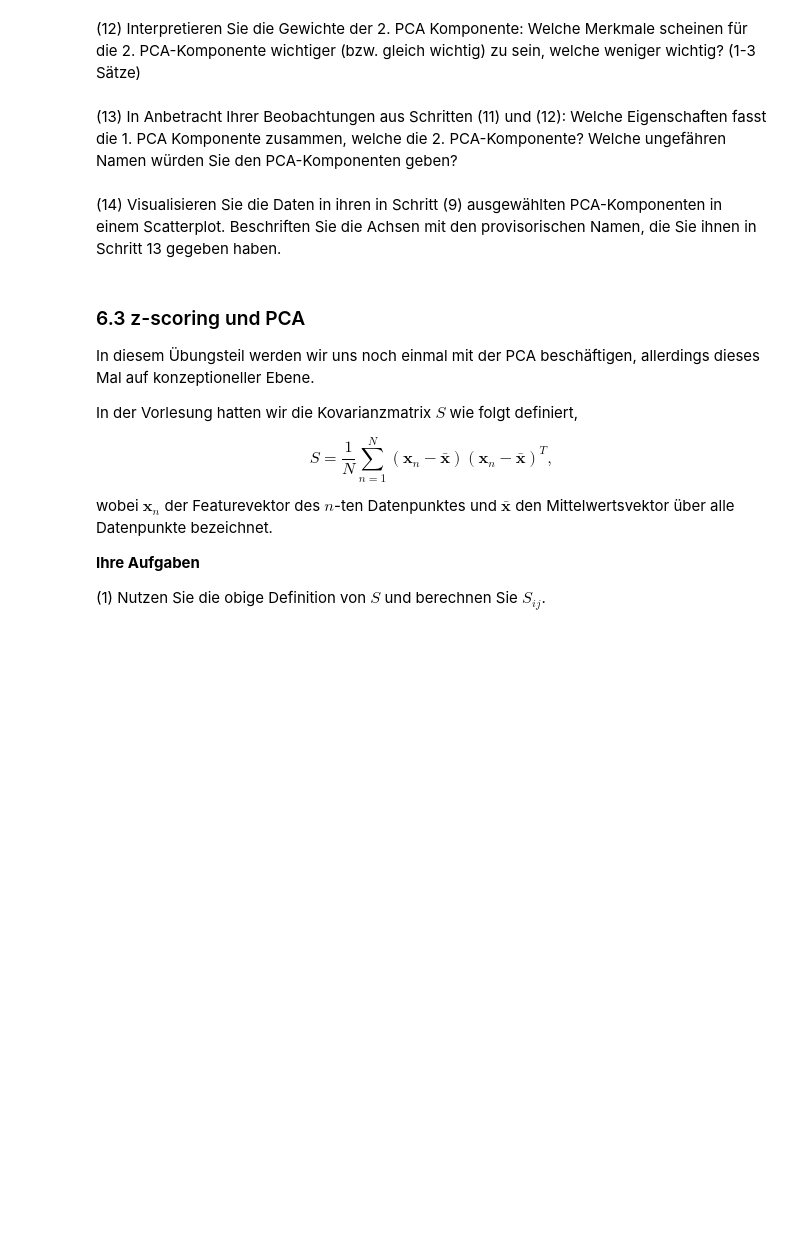
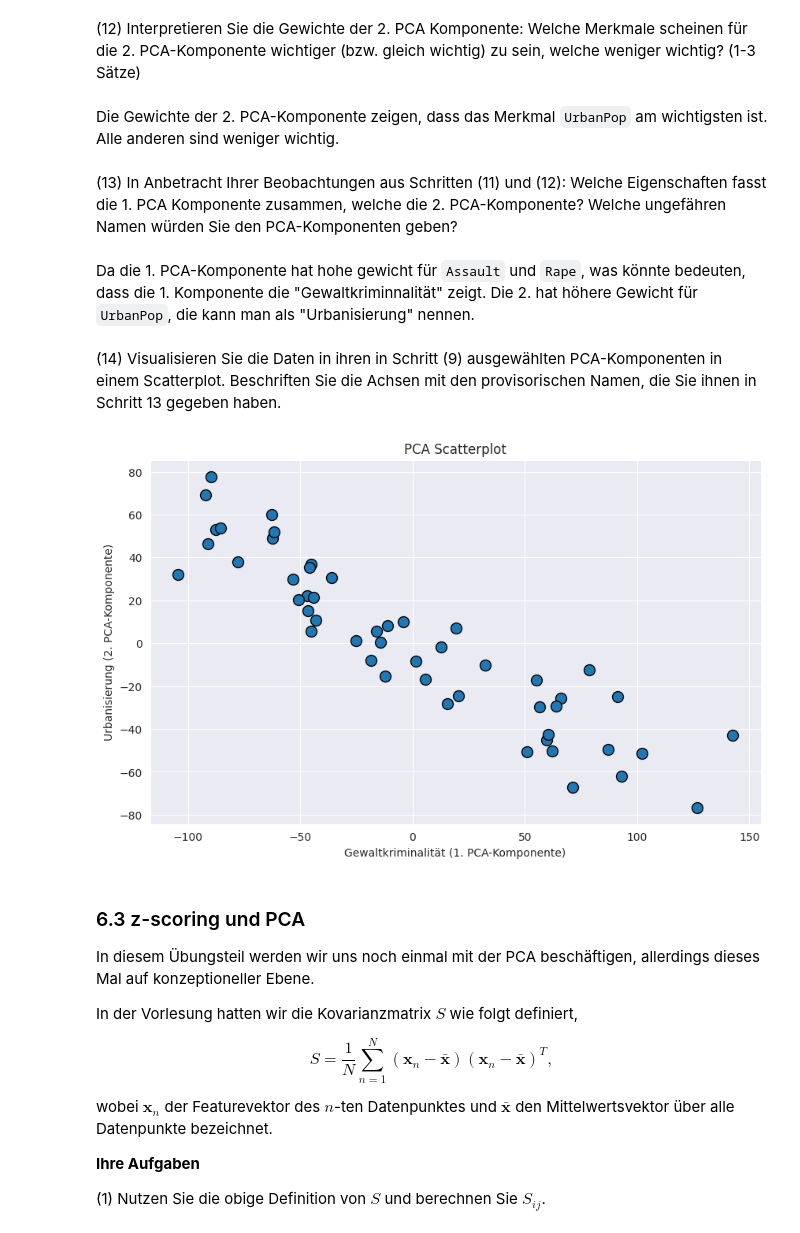
Before and after one commit to cortex359/ds.ss24, a Jupyter notebook: 06/TSRI-6.ipynb, the cells around one changed output. Drawn from its saved outputs; the diff is of its cells as text; code cells hidden in the pictures; blank space fills up the shorter version.

```diff
--- a/06/TSRI-6.ipynb
+++ b/06/TSRI-6.ipynb
@@ -324,9 +421,32 @@ In dieser Übung werden wir einen klassischen Datensatz untersuchen, der aus den
 # %% [markdown]
 (12) Interpretieren Sie die Gewichte der 2. PCA Komponente: Welche Merkmale scheinen für die 2. PCA-Komponente wichtiger (bzw. gleich wichtig) zu sein, welche weniger wichtig? (1-3 Sätze)
+# %% [markdown]
+Die Gewichte der 2. PCA-Komponente zeigen, dass das Merkmal `UrbanPop` am wichtigsten ist. Alle anderen sind weniger wichtig.
 # %% [markdown]
 (13) In Anbetracht Ihrer Beobachtungen aus Schritten (11) und (12): Welche Eigenschaften fasst die 1. PCA Komponente zusammen, welche die 2. PCA-Komponente? Welche ungefähren Namen würden Sie den PCA-Komponenten geben?
+# %% [markdown]
+Da die 1. PCA-Komponente hat hohe gewicht für `Assault` und `Rape`, was könnte bedeuten, dass die 1. Komponente die "Gewaltkriminnalität" zeigt. Die 2. hat höhere Gewicht für `UrbanPop`, die kann man als "Urbanisierung" nennen.
 # %% [markdown]
 (14) Visualisieren Sie die Daten in ihren in Schritt (9) ausgewählten PCA-Komponenten in einem Scatterplot. Beschriften Sie die Achsen mit den provisorischen Namen, die Sie ihnen in Schritt 13 gegeben haben.
+# %%
+mean_vector = np.mean(usa_arrests, axis=0)
+centered_data = usa_arrests - mean_vector
+
+pca_components = eig_vecs[:2]
+
+# Daten auf die Hauptkomponenten projizieren
+coeffs = np.dot(centered_data, pca_components.transpose())
+
+# Visualisierung der projizierten Daten
+plt.figure(figsize=(10, 6))
+plt.scatter(coeffs[:, 0], coeffs[:, 1], edgecolor='k', s=100)
+plt.title('PCA Scatterplot')
+plt.xlabel('Gewaltkriminalität (1. PCA-Komponente)')
+plt.ylabel('Urbanisierung (2. PCA-Komponente)')
+plt.grid(True)
+plt.show()
+# %% [output]
+[figure, added]
 # %% [markdown]
 ### 6.3 z-scoring und PCA
 
```
Also changed, not shown: parts of 23 cells of this notebook, 1 other file.
